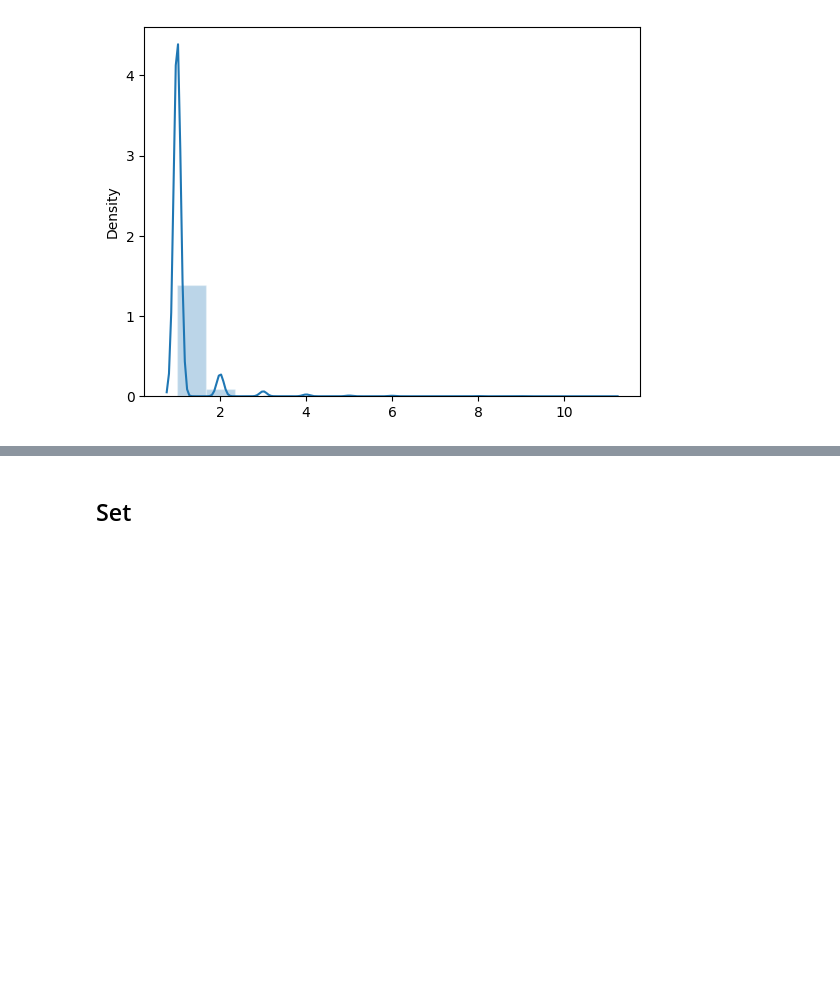
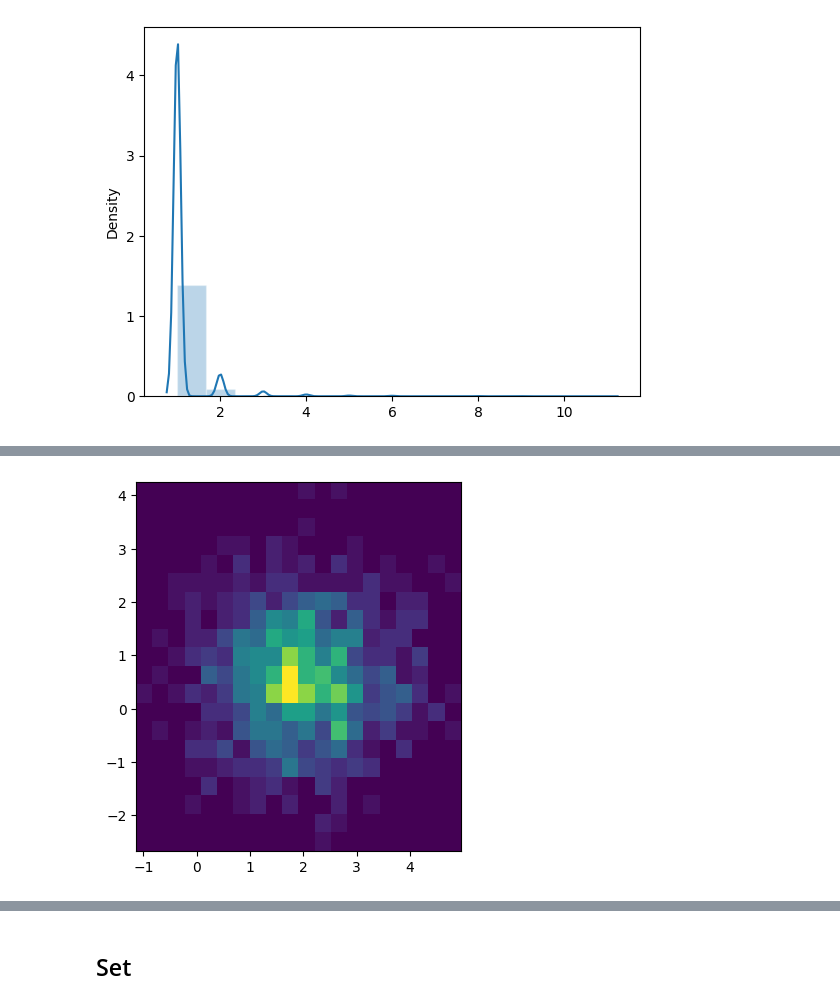
Before and after one commit to czaky/puzzles, a Jupyter notebook: numpy_intro.ipynb, the cells around one changed output, grey strips where cells are left out. Saved outputs shown, nothing was run; the diff lists cells and outputs as text; code cells hidden in the pictures; blank space fills up the shorter version.

```diff
--- a/numpy_intro.ipynb
+++ b/numpy_intro.ipynb
@@ -3643,0 +3651,12 @@ distplot(rng.zipf(4, 10000))
+# %%
+x = rng.normal(2, 1, 1000)
+y = rng.normal(1, 1, 1000)
+
+H, xedges, yedges = np.histogram2d(x, y, 20)
+
+_ = plt.imshow(
+    H.T,
+    extent=[xedges[0], xedges[-1], yedges[0], yedges[-1]],
+)
+# %% [output]
+[figure, added]
```
Also changed, not shown: parts of 23 cells of this notebook, 1 other file.
